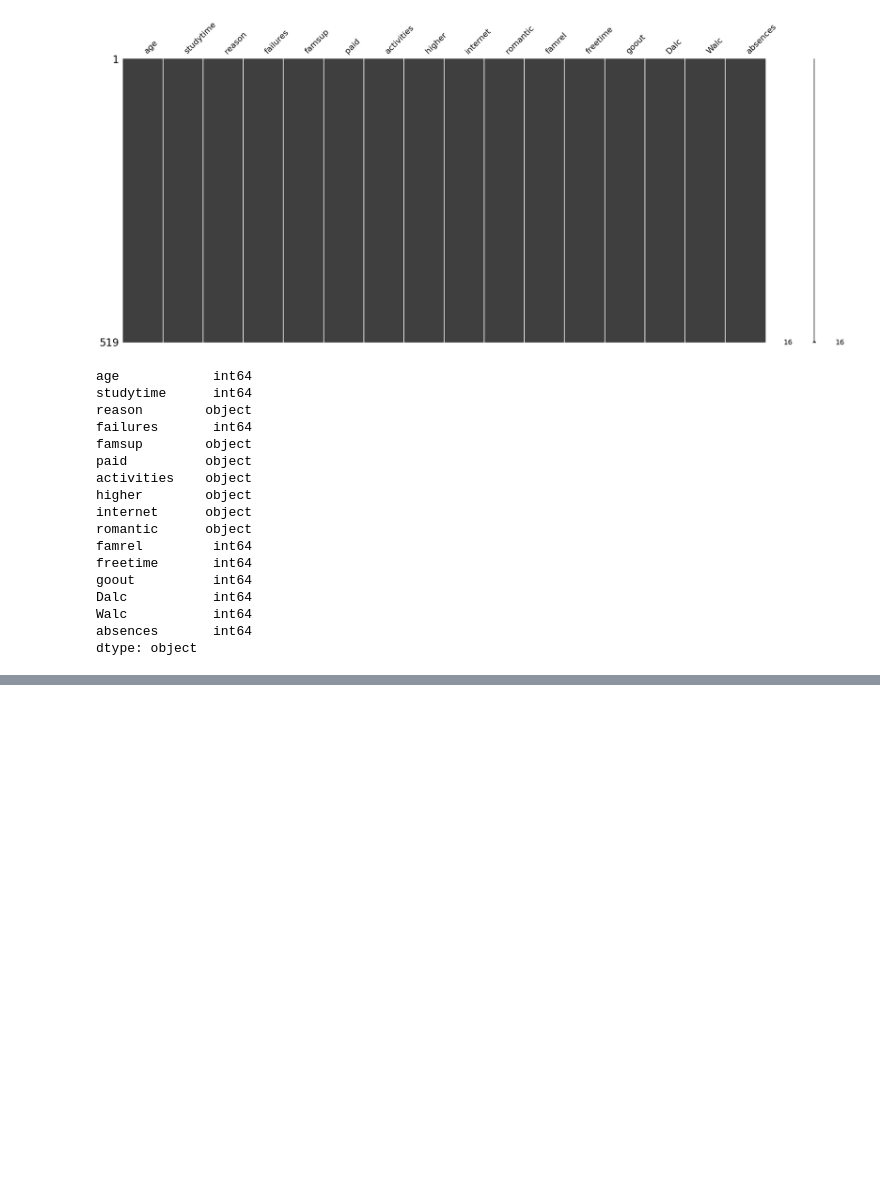
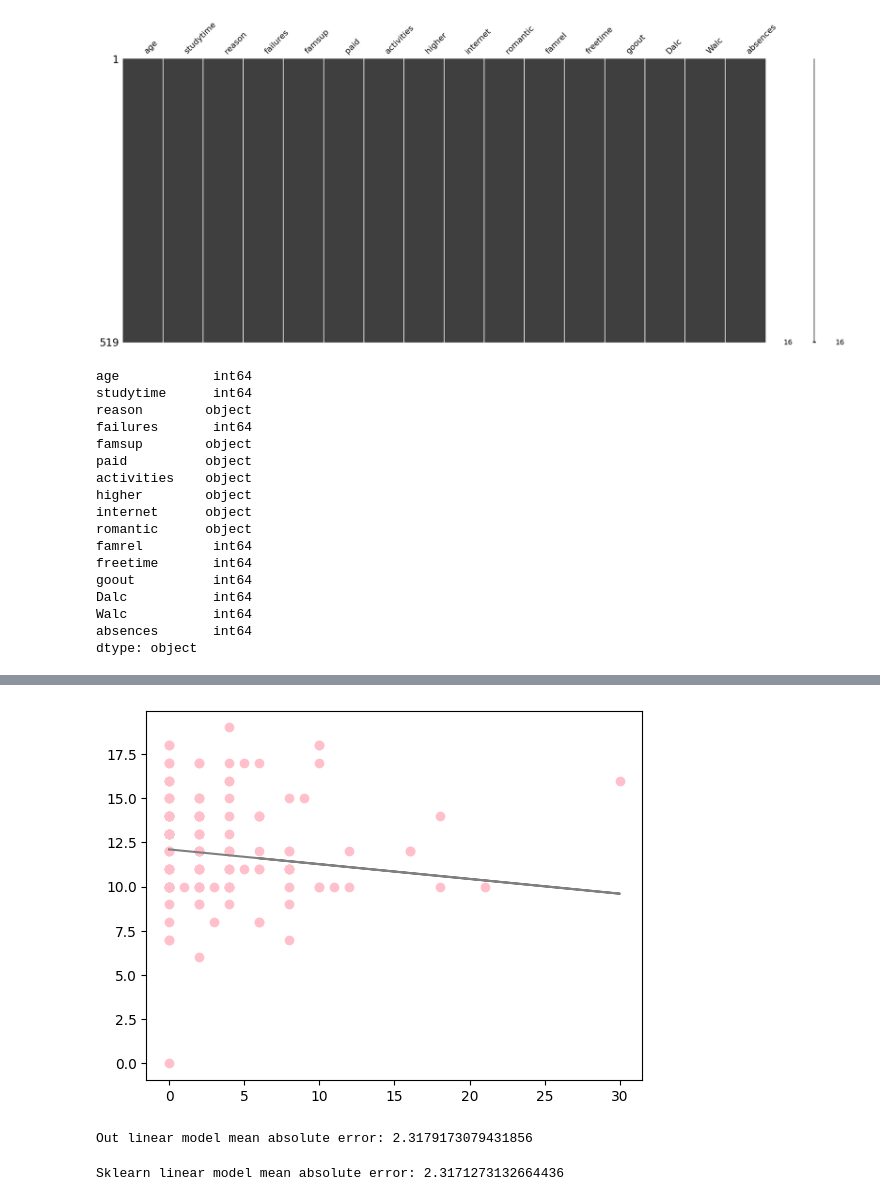
Before and after one commit to PNUAITeam13/AlcoholConsumption, a Jupyter notebook: alcohol_consumption.ipynb, the cells around one changed output, grey strips where cells are left out. Cells and saved outputs as stored; diff of their text form; code cells hidden in the pictures; blank space fills up the shorter version.

Commit message:
[STARTAI-4] Attempted to implement linear regression (#4)

```diff
--- a/alcohol_consumption.ipynb
+++ b/alcohol_consumption.ipynb
@@ -203 +203,11 @@ X_train
 519 rows × 19 columns
+# %%
+from linear.linear_regression import LinearRegression
+
+our_linear_regression = LinearRegression(n_estimators=500, learning_rate=0.01)
+m,b = our_linear_regression.fit(X_train, y_train, 14)
+
+# result = our_linear_regression.predict(X_valid)
+# %%
+result = our_linear_regression.predict(X_valid)
+result
@@ -203,0 +227,23 @@ X_train
+# %%
+import matplotlib.pyplot as plt
+plt.scatter(X_valid.absences, y_valid, color='pink')
+plt.plot(X_valid.absences.to_numpy(), result.values, color='gray')
+plt.show()
+# %% [output]
+[figure, added]
+# %%
+from sklearn.metrics import mean_absolute_error
+print("Out linear model mean absolute error: " + str(mean_absolute_error(y_valid, result)))
+# %% [output]
+Out linear model mean absolute error: 2.3179173079431856
+# %%
+#sklearn LinearRegression
+from sklearn.linear_model import LinearRegression as SklearnLinearRegression
+
+sklearn_line_regression = SklearnLinearRegression()
+sklearn_line_regression.fit(pd.DataFrame(X_train['absences']), y_train)
+sklearn_results = sklearn_line_regression.predict(pd.DataFrame(X_valid['absences']))
+
+print("Sklearn linear model mean absolute error: " + str(mean_absolute_error(y_valid, sklearn_results)))
+# %% [output]
+Sklearn linear model mean absolute error: 2.3171273132664436
```
Also changed, not shown: parts of 6 cells of this notebook, 3 other files.
